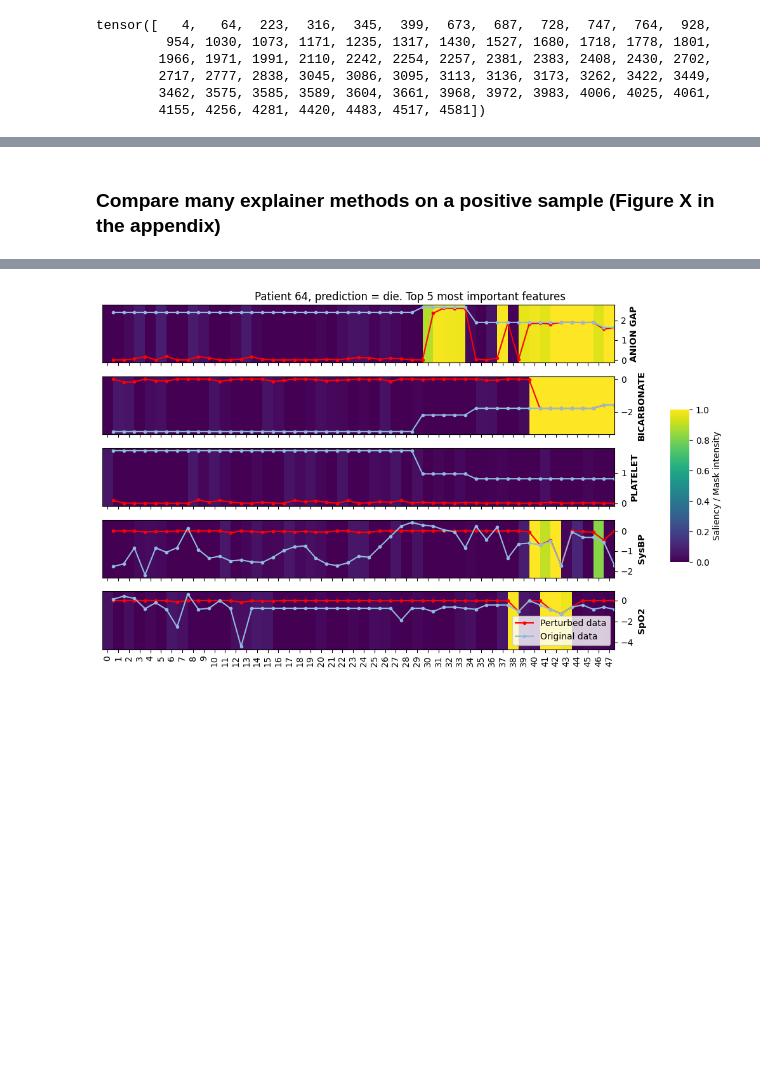
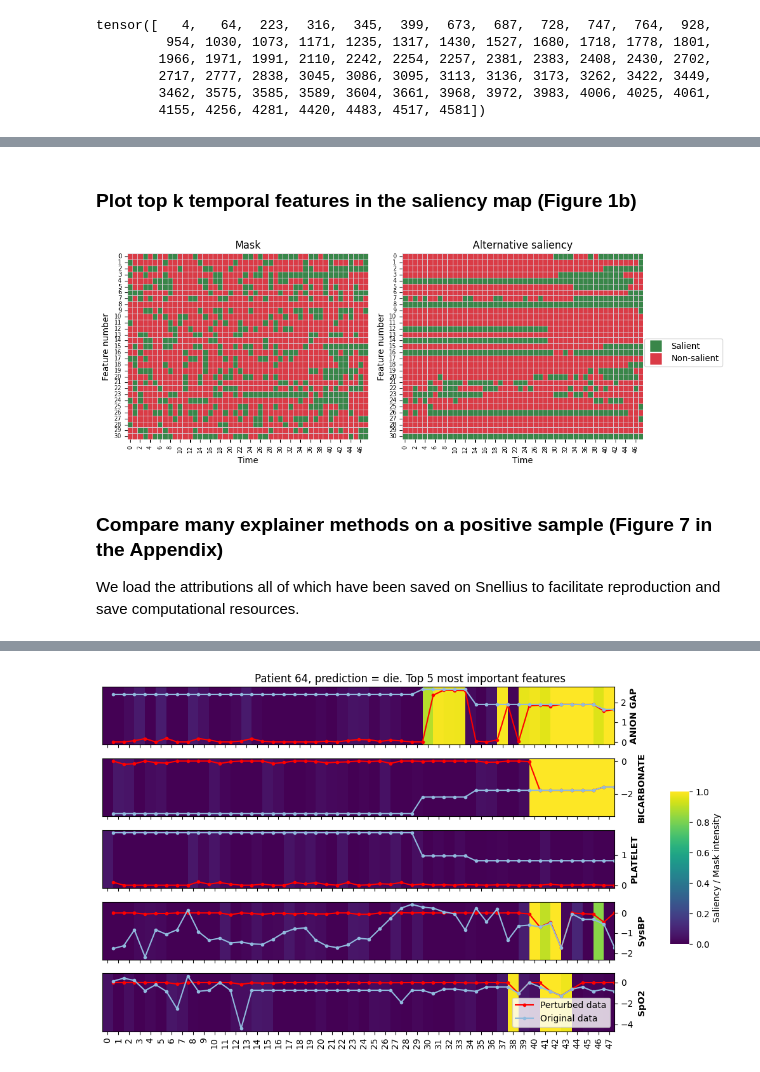
Before and after one commit to anonymous8293/factai, a Jupyter notebook: Extension_1.ipynb, the cells around one changed output, grey strips where cells are left out. Saved outputs shown, nothing was run; the diff lists cells and outputs as text; code cells hidden in the pictures; blank space fills up the shorter version.

```diff
--- a/Extension_1.ipynb
+++ b/Extension_1.ipynb
@@ -295,0 +379,2 @@ plot_heatmap(saliencies, title=None)
+# %% [markdown]
+### Plot top k temporal features in the saliency map (Figure 1b)
@@ -296,2 +400,14 @@ plot_heatmap(saliencies, title=None)
+# %%
+from tint.utils.plotting import plot_topk_heatmap
+
+saliencies = {
+    "Mask": top_mask.T,
+    "Alternative saliency": top_alt.T,
+}
+plot_topk_heatmap(saliencies, subtitles=["Mask", "Alternative saliency"])
+# %% [output]
+[figure, added]
 # %% [markdown]
-### Compare many explainer methods on a positive sample (Figure X in the appendix)
+### Compare many explainer methods on a positive sample (Figure 7 in the Appendix)
+
+We load the attributions all of which have been saved on Snellius to facilitate reproduction and save computational resources.
```
Also changed, not shown: parts of 121 cells of this notebook, 1 other file.
